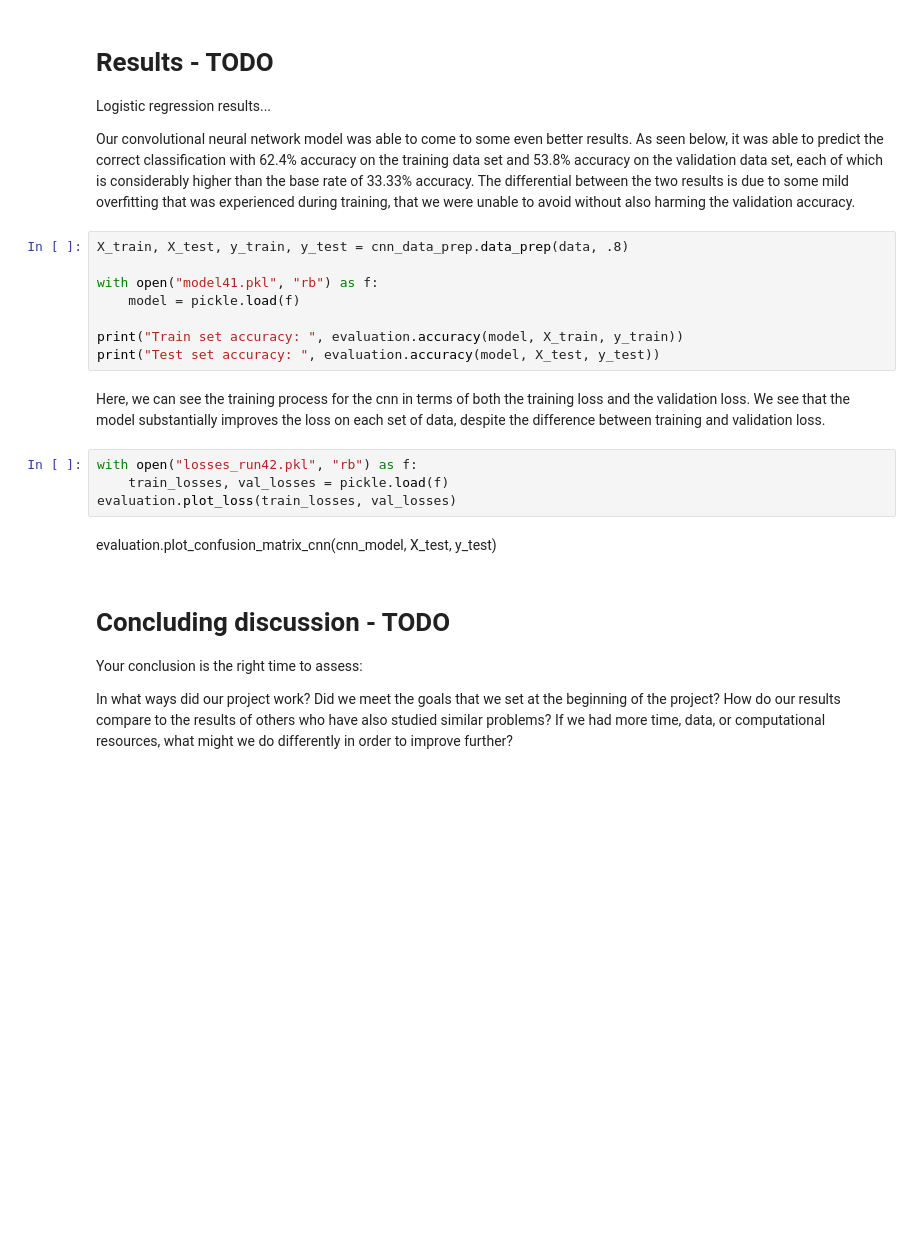
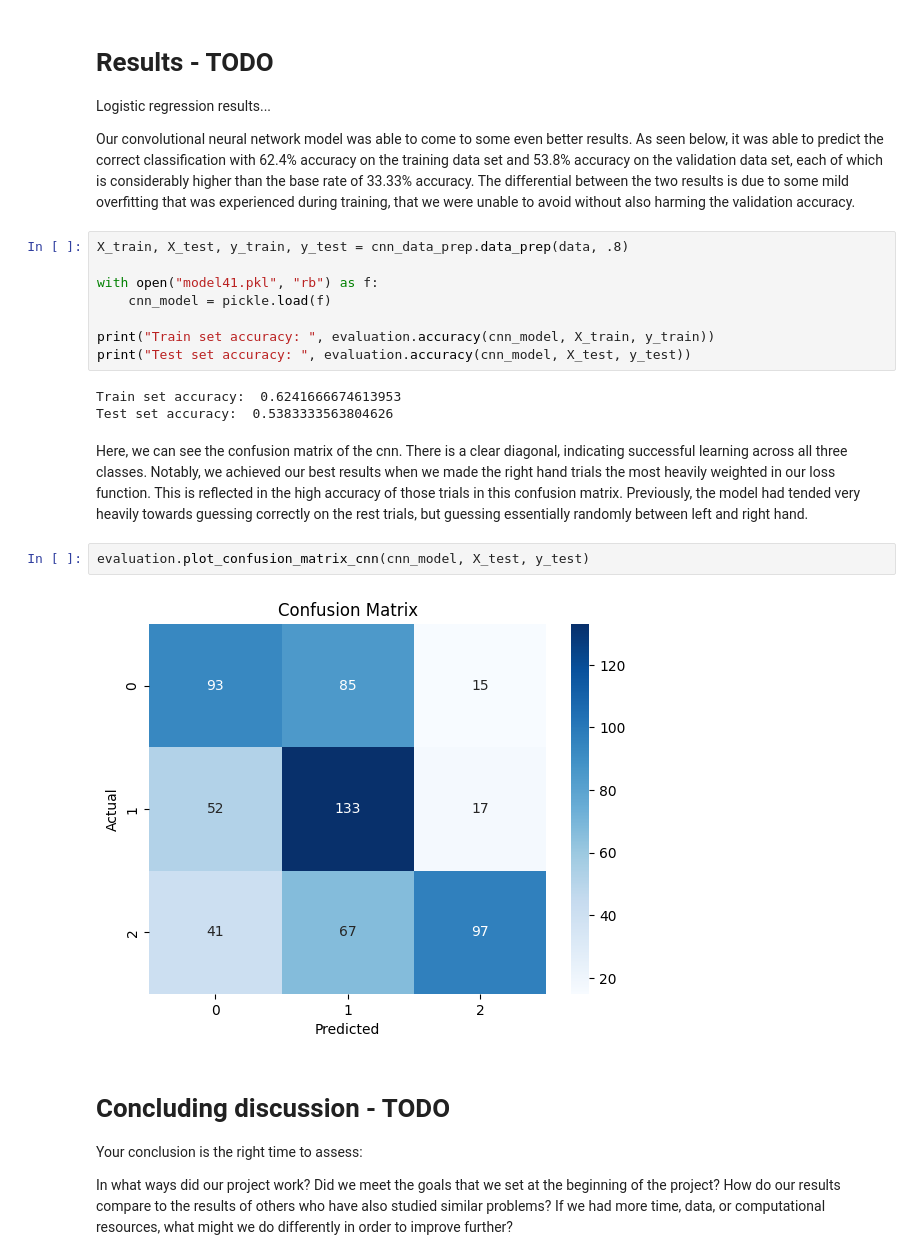
Before and after one commit to bubbyooo/mind-over-motor, a Jupyter notebook: report.ipynb, the cells around one changed output. Saved outputs shown, nothing was run; the diff lists cells and outputs as text; blank space fills up the shorter version.

Commit message:
added confusion matrix to results

```diff
--- a/report.ipynb
+++ b/report.ipynb
@@ -129,18 +129,19 @@ Our convolutional neural network model was able to come to some even better resu
 X_train, X_test, y_train, y_test = cnn_data_prep.data_prep(data, .8)
 
 with open("model41.pkl", "rb") as f:
-    model = pickle.load(f)
+    cnn_model = pickle.load(f)
 
-print("Train set accuracy: ", evaluation.accuracy(model, X_train, y_train))
-print("Test set accuracy: ", evaluation.accuracy(model, X_test, y_test))
+print("Train set accuracy: ", evaluation.accuracy(cnn_model, X_train, y_train))
+print("Test set accuracy: ", evaluation.accuracy(cnn_model, X_test, y_test))
+# %% [output]
+Train set accuracy:  0.6241666674613953
+Test set accuracy:  0.5383333563804626
 # %% [markdown]
-Here, we can see the training process for the cnn in terms of both the training loss and the validation loss.  We see that the model substantially improves the loss on each set of data, despite the difference between training and validation loss.
+Here, we can see the confusion matrix of the cnn. There is a clear diagonal, indicating successful learning across all three classes. Notably, we achieved our best results when we made the right hand trials the most heavily weighted in our loss function.  This is reflected in the high accuracy of those trials in this confusion matrix.  Previously, the model had tended very heavily towards guessing correctly on the rest trials, but guessing essentially randomly between left and right hand.
-# %%
-with open("losses_run42.pkl", "rb") as f:
-    train_losses, val_losses = pickle.load(f)
-evaluation.plot_loss(train_losses, val_losses)
-# %% [markdown]
-evaluation.plot_confusion_matrix_cnn(cnn_model, X_test, y_test)
+# %%
+evaluation.plot_confusion_matrix_cnn(cnn_model, X_test, y_test)
+# %% [output]
+[figure, added]
 # %% [markdown]
 # Concluding discussion - TODO
 Your conclusion is the right time to assess:
```
